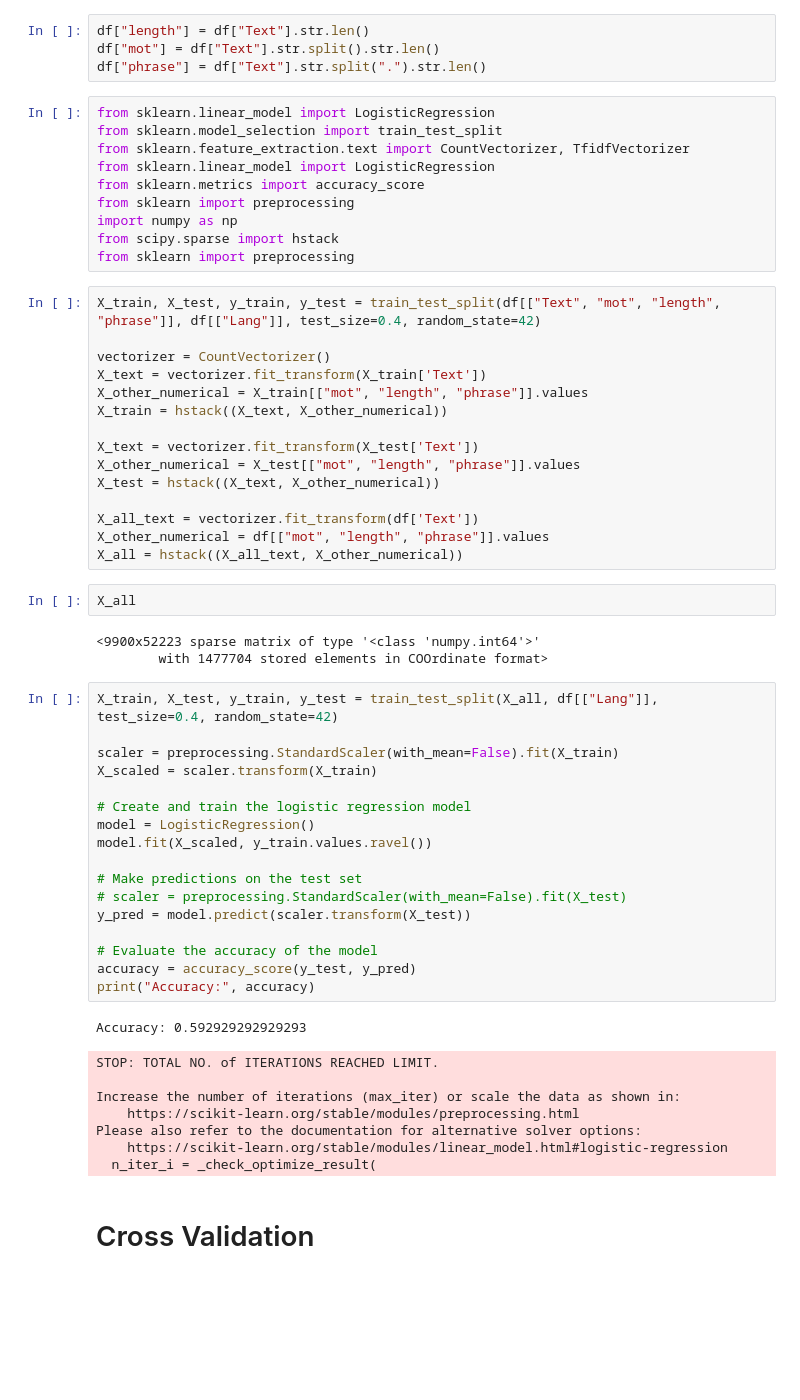
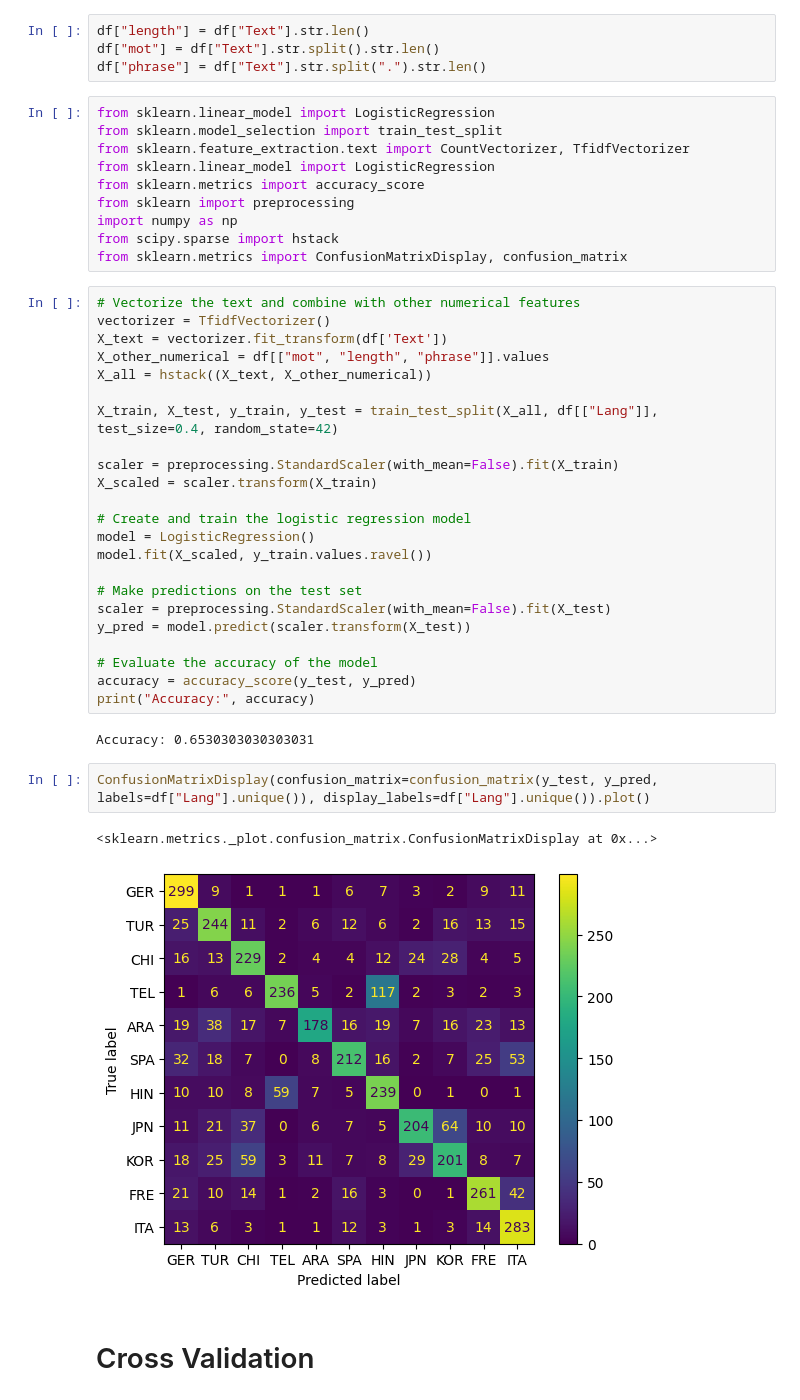
Before and after one commit to XeroBis/lang_detection, a Jupyter notebook: main.ipynb, the cells around one changed output. Drawn from its saved outputs; the diff is of its cells as text; blank space fills up the shorter version.

Commit message:
ajout display confusion matrix

```diff
--- a/main.ipynb
+++ b/main.ipynb
@@ -68,28 +68,14 @@ from sklearn.metrics import accuracy_score
 from sklearn import preprocessing
 import numpy as np
 from scipy.sparse import hstack
-from sklearn import preprocessing
+from sklearn.metrics import ConfusionMatrixDisplay, confusion_matrix
-# %%
-X_train, X_test, y_train, y_test = train_test_split(df[["Text", "mot", "length", "phrase"]], df[["Lang"]], test_size=0.4, random_state=42)
-
-vectorizer = CountVectorizer()
-X_text = vectorizer.fit_transform(X_train['Text'])
-X_other_numerical = X_train[["mot", "length", "phrase"]].values
-X_train = hstack((X_text, X_other_numerical))
-
-X_text = vectorizer.fit_transform(X_test['Text'])
-X_other_numerical = X_test[["mot", "length", "phrase"]].values
-X_test = hstack((X_text, X_other_numerical))
-
-X_all_text = vectorizer.fit_transform(df['Text'])
-X_other_numerical = df[["mot", "length", "phrase"]].values
-X_all = hstack((X_all_text, X_other_numerical))
-# %%
-X_all
-# %% [output]
-<9900x52223 sparse matrix of type '<class 'numpy.int64'>'
-        with 1477704 stored elements in COOrdinate format>
 # %%
+# Vectorize the text and combine with other numerical features
+vectorizer = TfidfVectorizer()
+X_text = vectorizer.fit_transform(df['Text'])
+X_other_numerical = df[["mot", "length", "phrase"]].values
+X_all = hstack((X_text, X_other_numerical))
+
 X_train, X_test, y_train, y_test = train_test_split(X_all, df[["Lang"]], test_size=0.4, random_state=42)
 
 scaler = preprocessing.StandardScaler(with_mean=False).fit(X_train)
@@ -100,21 +86,19 @@ model = LogisticRegression()
 model.fit(X_scaled, y_train.values.ravel())
 
 # Make predictions on the test set
-# scaler = preprocessing.StandardScaler(with_mean=False).fit(X_test)
+scaler = preprocessing.StandardScaler(with_mean=False).fit(X_test)
 y_pred = model.predict(scaler.transform(X_test))
 
 # Evaluate the accuracy of the model
 accuracy = accuracy_score(y_test, y_pred)
 print("Accuracy:", accuracy)
 # %% [output]
-Accuracy: 0.592929292929293
+Accuracy: 0.6530303030303031
-STOP: TOTAL NO. of ITERATIONS REACHED LIMIT.
-
-Increase the number of iterations (max_iter) or scale the data as shown in:
-    https://scikit-learn.org/stable/modules/preprocessing.html
-Please also refer to the documentation for alternative solver options:
-    https://scikit-learn.org/stable/modules/linear_model.html#logistic-regression
-  n_iter_i = _check_optimize_result(
+# %%
+ConfusionMatrixDisplay(confusion_matrix=confusion_matrix(y_test, y_pred, labels=df["Lang"].unique()), display_labels=df["Lang"].unique()).plot()
+# %% [output]
+<sklearn.metrics._plot.confusion_matrix.ConfusionMatrixDisplay at 0x...>
+[figure, added]
 # %% [markdown]
 # Cross Validation
 # %% [markdown]
```
